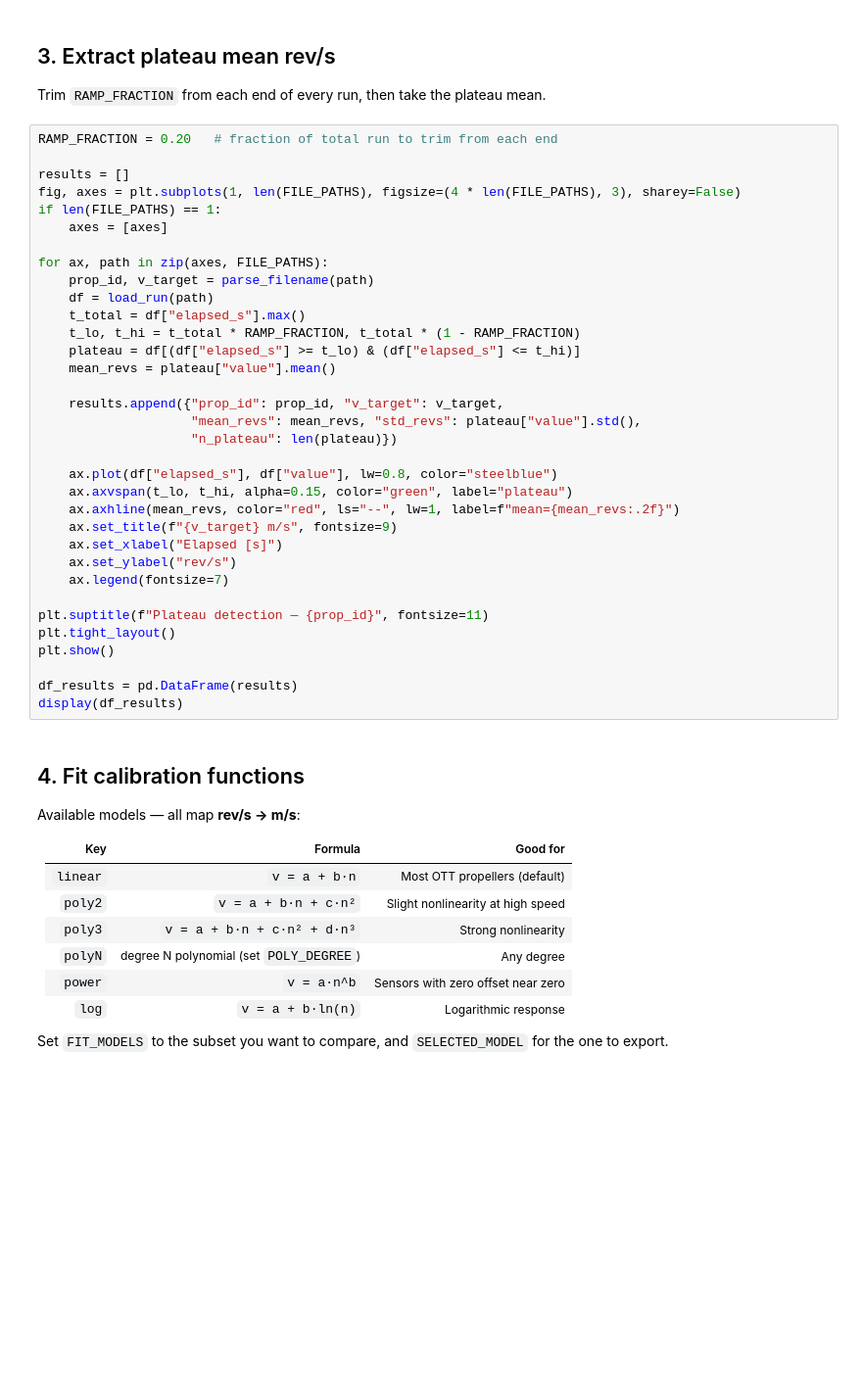
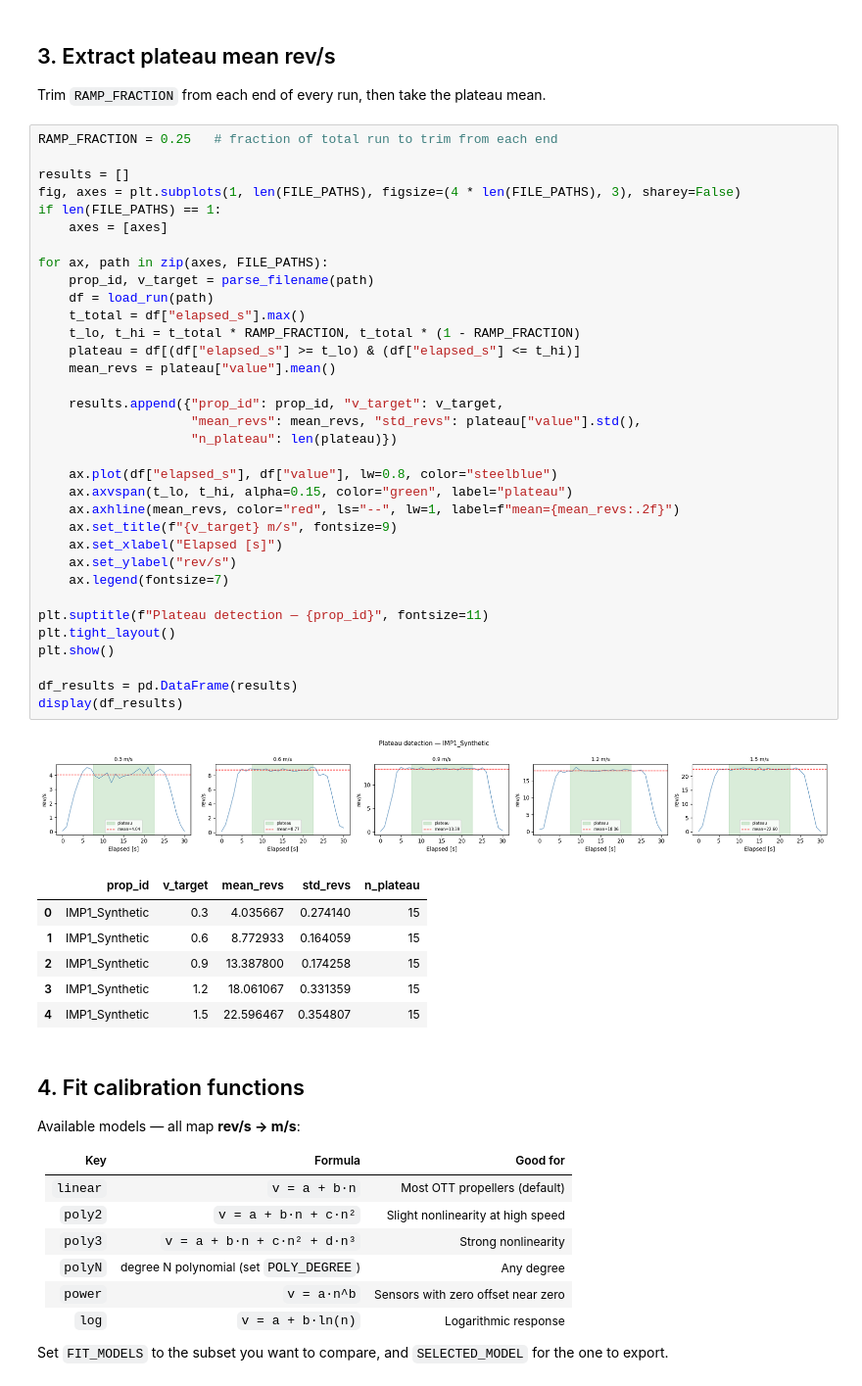
Before and after one commit to Argantonio65/OTT-ESPvelocimeter, a Jupyter notebook: calibration/calibrate_propeller.ipynb, the cells around one changed output. Shown at 98% size. Saved outputs shown, nothing was run; the diff lists cells and outputs as text; blank space fills up the shorter version.

```diff
--- a/calibration/calibrate_propeller.ipynb
+++ b/calibration/calibrate_propeller.ipynb
@@ -68,39 +83,47 @@ for p in FILE_PATHS[:1]:
 
 Trim `RAMP_FRACTION` from each end of every run, then take the plateau mean.
 # %%
-RAMP_FRACTION = 0.20   # fraction of total run to trim from each end
+RAMP_FRACTION = 0.25   # fraction of total run to trim from each end
 
 results = []
 fig, axes = plt.subplots(1, len(FILE_PATHS), figsize=(4 * len(FILE_PATHS), 3), sharey=False)
 if len(FILE_PATHS) == 1:
     axes = [axes]
 
 for ax, path in zip(axes, FILE_PATHS):
     prop_id, v_target = parse_filename(path)
     df = load_run(path)
     t_total = df["elapsed_s"].max()
     t_lo, t_hi = t_total * RAMP_FRACTION, t_total * (1 - RAMP_FRACTION)
     plateau = df[(df["elapsed_s"] >= t_lo) & (df["elapsed_s"] <= t_hi)]
     mean_revs = plateau["value"].mean()
 
     results.append({"prop_id": prop_id, "v_target": v_target,
                     "mean_revs": mean_revs, "std_revs": plateau["value"].std(),
                     "n_plateau": len(plateau)})
 
     ax.plot(df["elapsed_s"], df["value"], lw=0.8, color="steelblue")
     ax.axvspan(t_lo, t_hi, alpha=0.15, color="green", label="plateau")
     ax.axhline(mean_revs, color="red", ls="--", lw=1, label=f"mean={mean_revs:.2f}")
     ax.set_title(f"{v_target} m/s", fontsize=9)
     ax.set_xlabel("Elapsed [s]")
     ax.set_ylabel("rev/s")
     ax.legend(fontsize=7)
 
 plt.suptitle(f"Plateau detection — {prop_id}", fontsize=11)
 plt.tight_layout()
 plt.show()
 
 df_results = pd.DataFrame(results)
 display(df_results)
+# %% [output]
+[figure, added]
+|  | prop_id | v_target | mean_revs | std_revs | n_plateau |
+| 0 | IMP1_Synthetic | 0.3 | 4.035667 | 0.274140 | 15 |
+| 1 | IMP1_Synthetic | 0.6 | 8.772933 | 0.164059 | 15 |
+| 2 | IMP1_Synthetic | 0.9 | 13.387800 | 0.174258 | 15 |
+| 3 | IMP1_Synthetic | 1.2 | 18.061067 | 0.331359 | 15 |
+| 4 | IMP1_Synthetic | 1.5 | 22.596467 | 0.354807 | 15 |
 # %% [markdown]
 ## 4. Fit calibration functions
 
```
Also changed, not shown: parts of 5 cells of this notebook, 4 other files.
